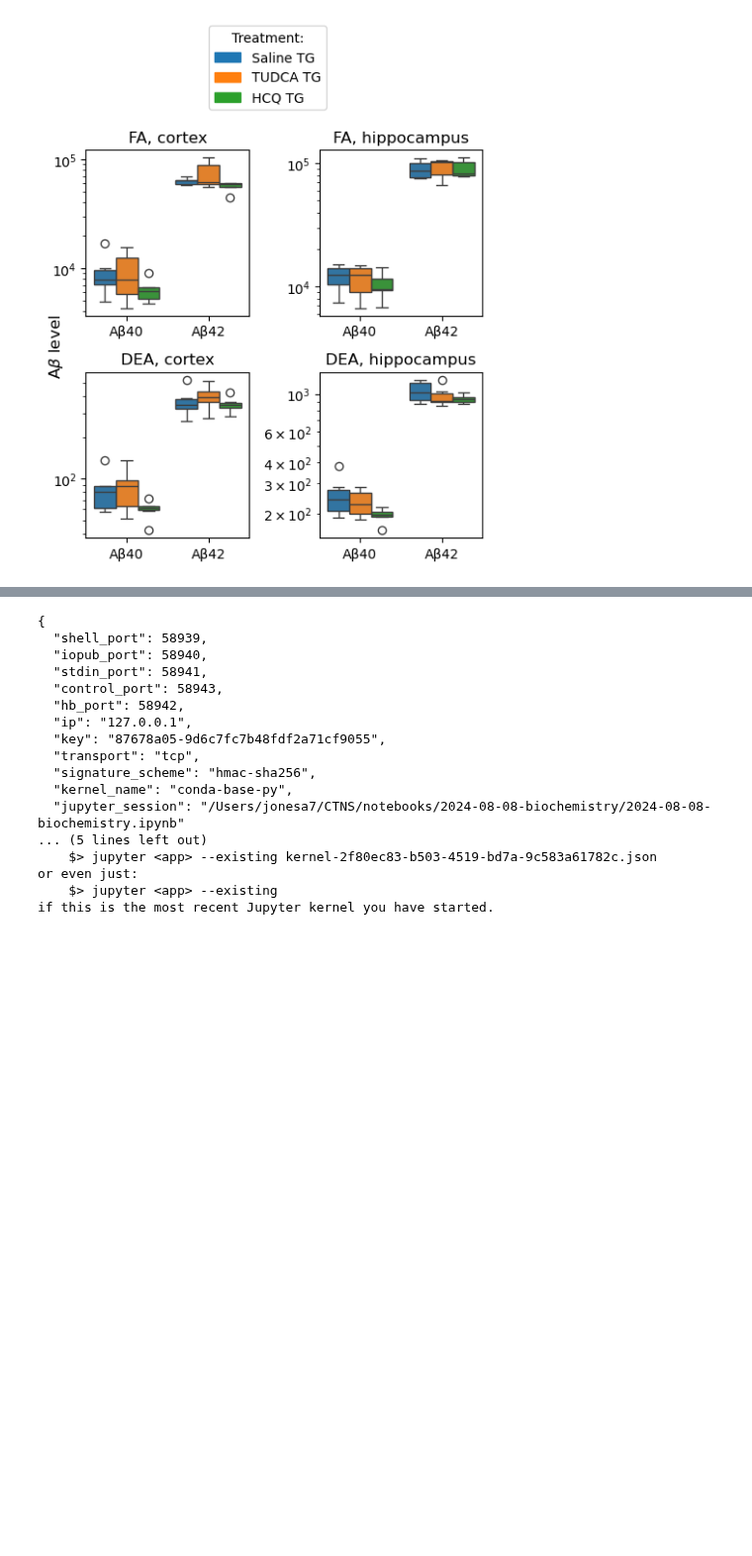
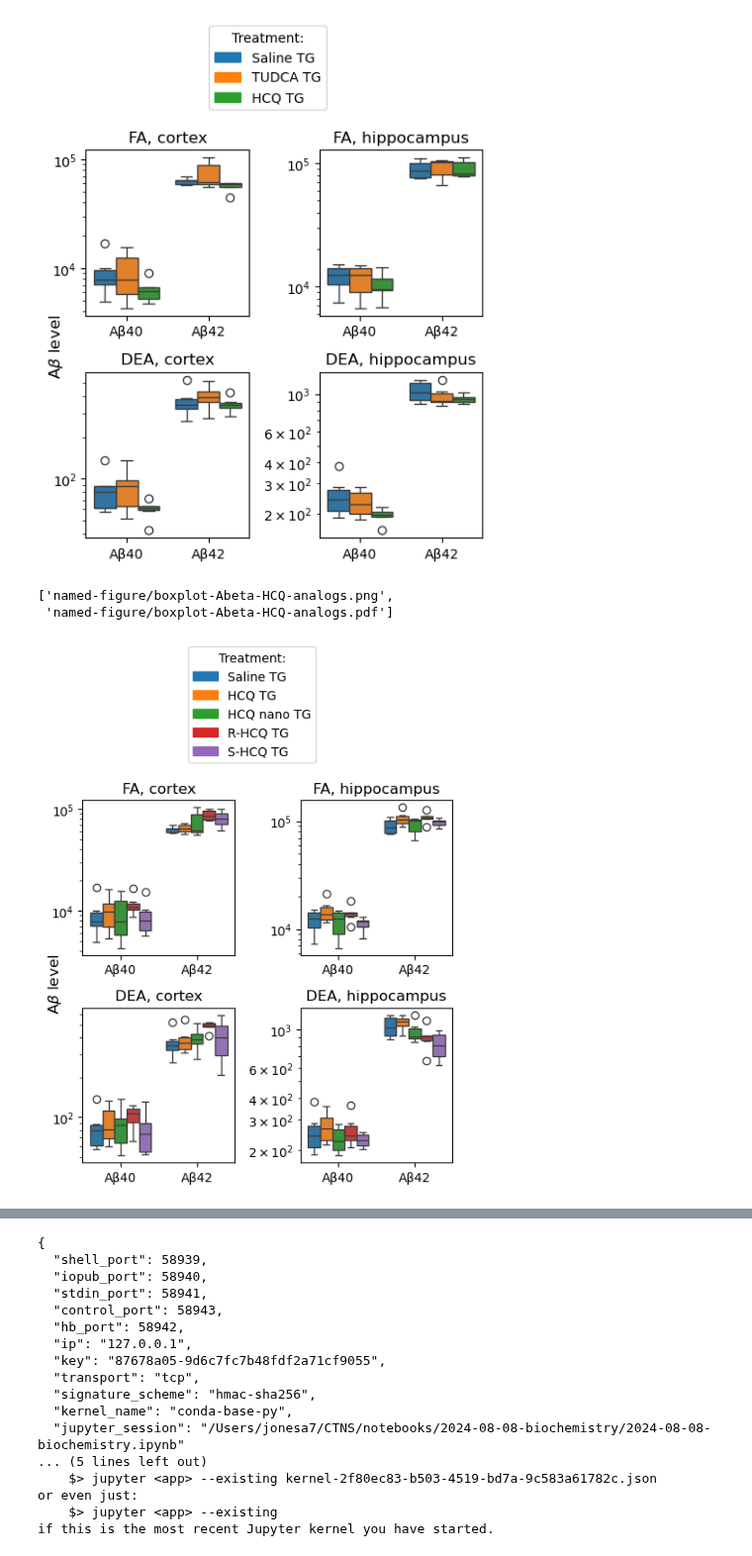
Before and after one commit to attilagk/CTNS-notebook, a Jupyter notebook: 2024-08-08-biochemistry/2024-08-08-biochemistry.ipynb, the cells around one changed output, grey strips where cells are left out. Shown at 99% size. Saved outputs shown, nothing was run; the diff lists cells and outputs as text; code cells hidden in the pictures; blank space fills up the shorter version.

Commit message:
Abeta level plot for HCQ analots and Arundine

```diff
--- a/2024-08-08-biochemistry/2024-08-08-biochemistry.ipynb
+++ b/2024-08-08-biochemistry/2024-08-08-biochemistry.ipynb
@@ -133,3 +133,10 @@ attila_utils.savefig(fig, 'boxplot-Abeta-TUDCA-or-HCQ')
 ['named-figure/boxplot-Abeta-TUDCA-or-HCQ.png',
  'named-figure/boxplot-Abeta-TUDCA-or-HCQ.pdf']
 [figure]
+# %%
+fig, ax = my_plot(treatments=['Saline TG', 'HCQ TG', 'HCQ nano TG', 'R-HCQ TG', 'S-HCQ TG'], study='CO28152')
+attila_utils.savefig(fig, 'boxplot-Abeta-HCQ-analogs')
+# %% [output]
+['named-figure/boxplot-Abeta-HCQ-analogs.png',
+ 'named-figure/boxplot-Abeta-HCQ-analogs.pdf']
+[figure, added]
```
Also changed, not shown: parts of 1 cell of this notebook.
